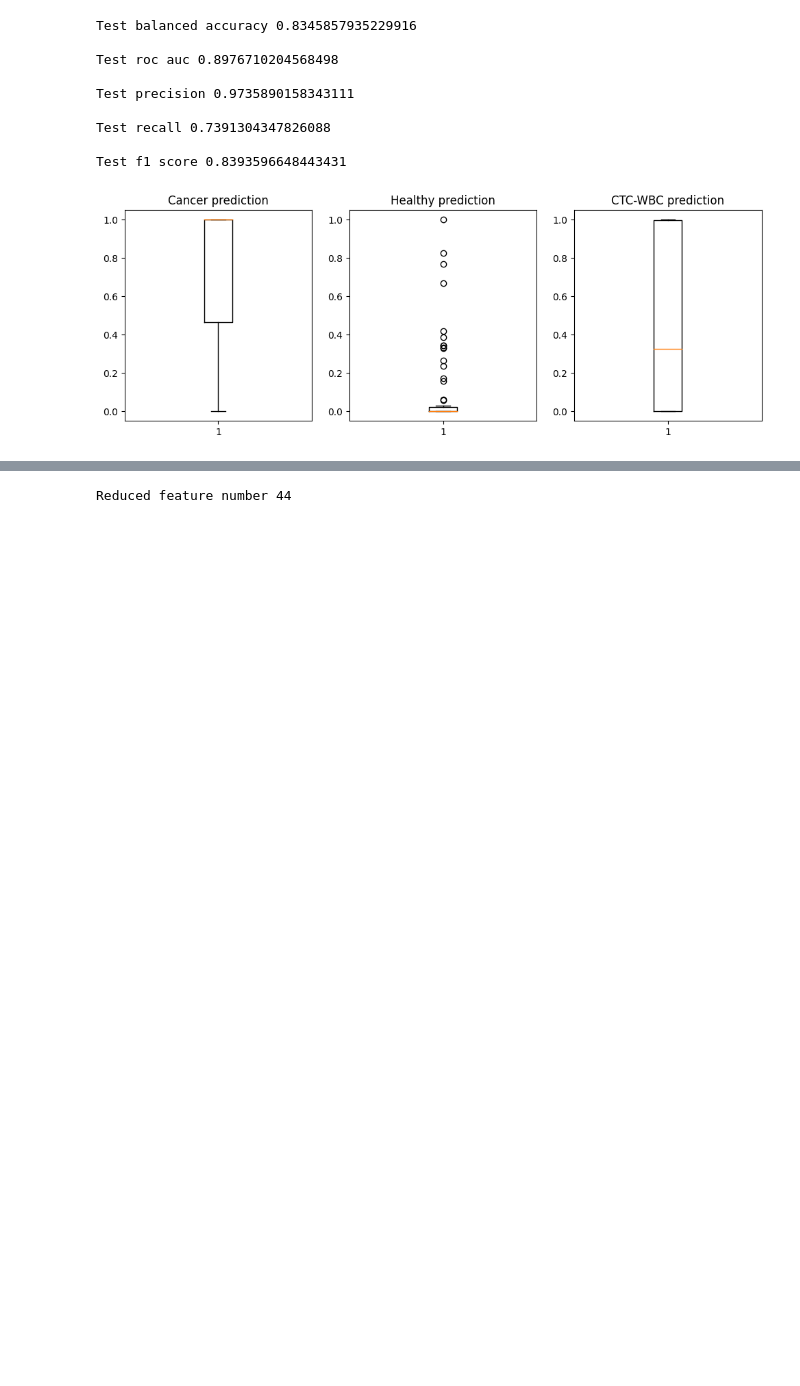
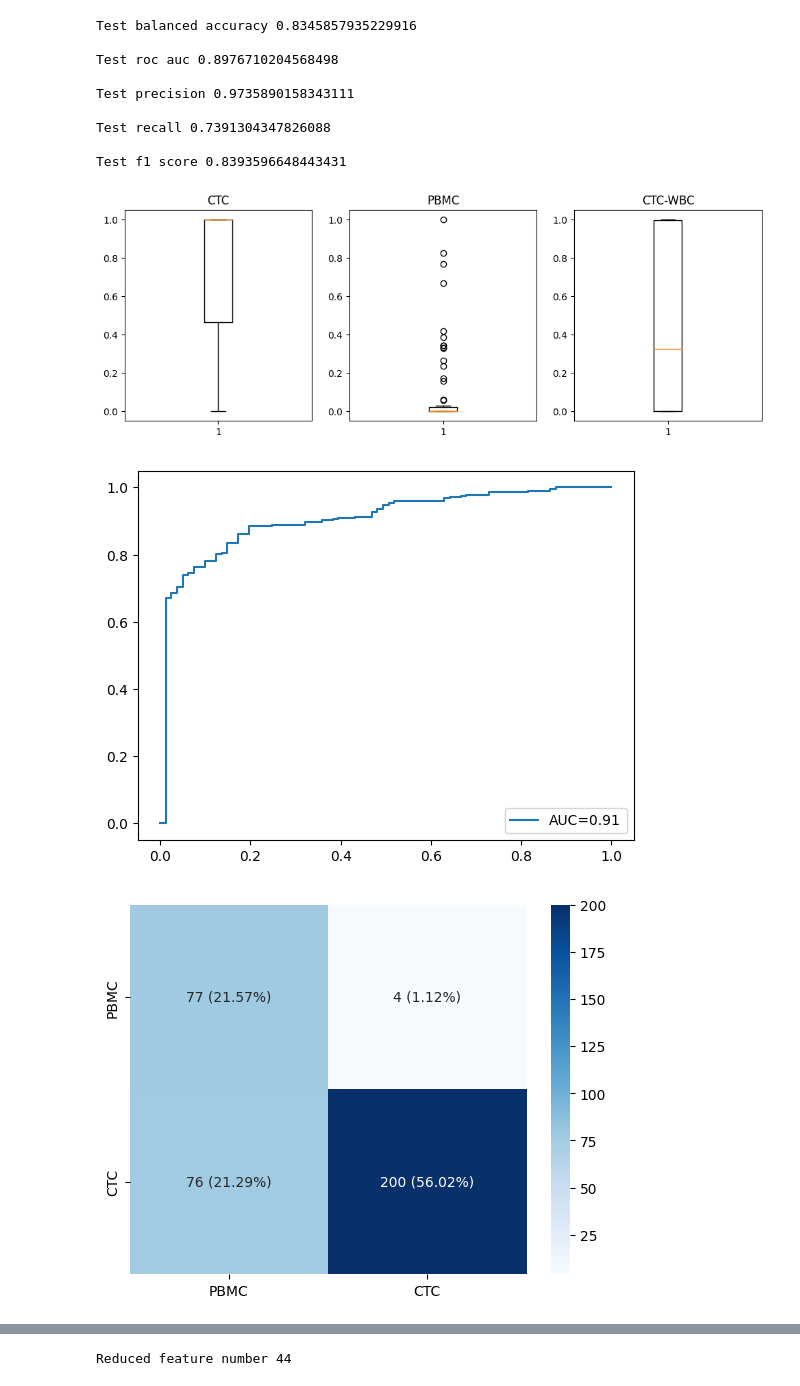
Before and after one commit to melehean/CTC-Detection, a Jupyter notebook: additional_test.ipynb, the cells around one changed output, grey strips where cells are left out. Drawn from its saved outputs; the diff is of its cells as text; code cells hidden in the pictures; blank space fills up the shorter version.

Commit message:
Change boxplots and confusion matrices

```diff
--- a/additional_test.ipynb
+++ b/additional_test.ipynb
@@ -163,6 +148,10 @@ Test recall 0.7391304347826088
 Test f1 score 0.8393596648443431
 # %%
 vis = Visualisation(lgbm_estimators, cut_by_mean_max_test_data, data_object.test_classes, data_object.test_classes_names)
-vis.plot_predictions_boxplot()
+vis.plot_predictions_boxplot(cancer_title="CTC", healthy_title="PBMC", mixed_title="CTC-WBC")
+vis.draw_roc_curve_from_probabilities()
+vis.display_confusion_matrix(cancer_category="CTC", healthy_category="PBMC")
 # %% [output]
-[figure, old version]
+[figure, new version]
+[figure, added]
+[figure, added]
```
Also changed, not shown: parts of 51 cells of this notebook, 3 other files.
